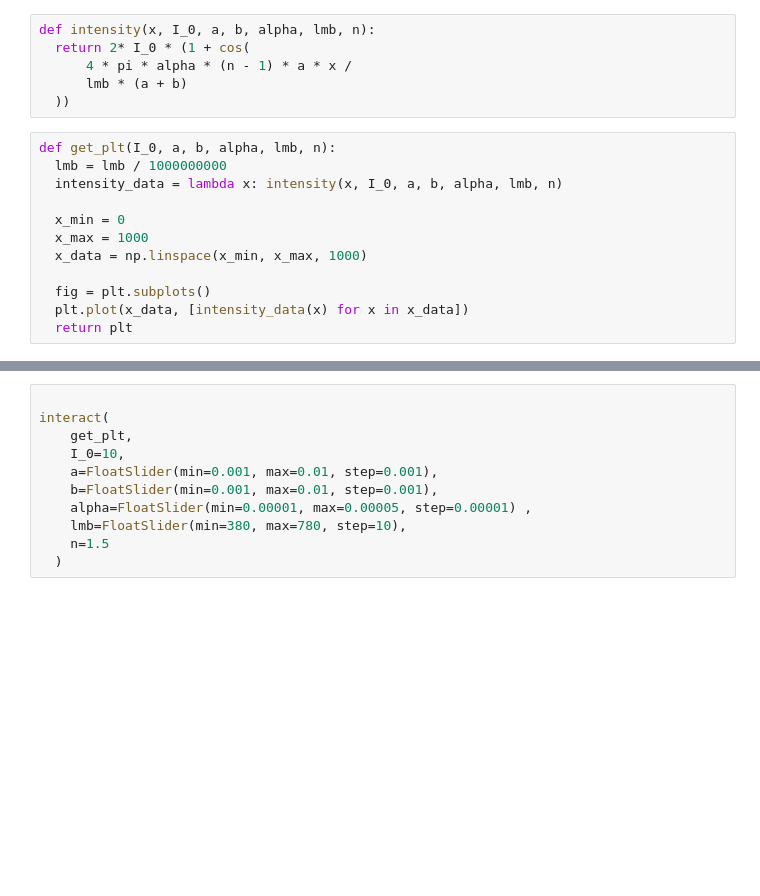
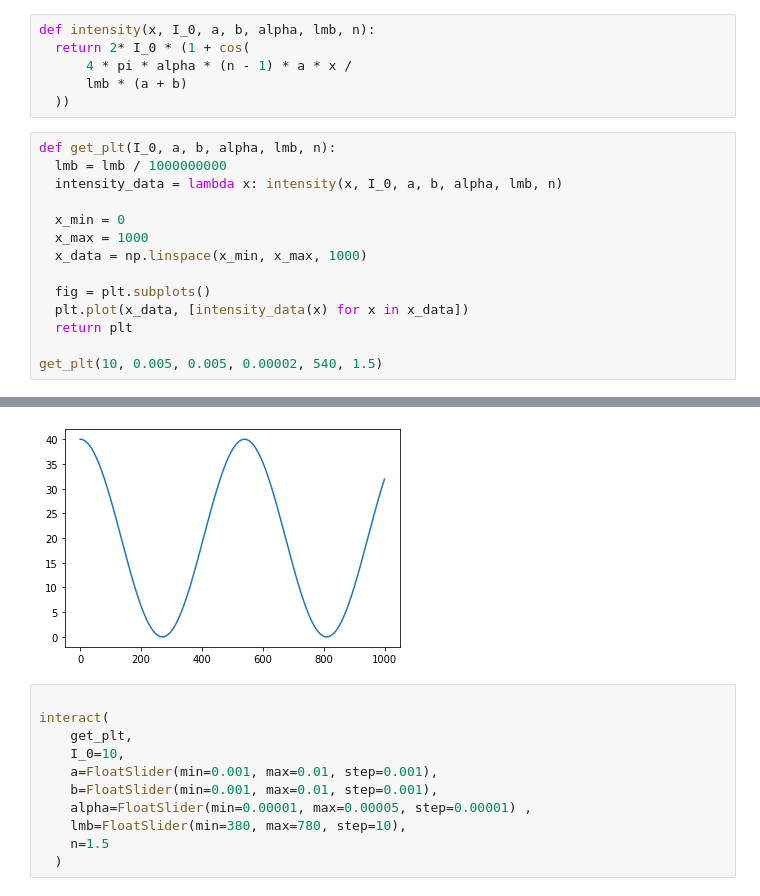
Before and after one commit to AndrewKorn/physics_nsu, a Jupyter notebook: biprisma_intensity.ipynb, the cells around one changed output, grey strips where cells are left out. Saved outputs shown, nothing was run; the diff lists cells and outputs as text; blank space fills up the shorter version.

```diff
--- a/biprisma_intensity.ipynb
+++ b/biprisma_intensity.ipynb
@@ -23,3 +23,6 @@ def get_plt(I_0, a, b, alpha, lmb, n):
   fig = plt.subplots()
   plt.plot(x_data, [intensity_data(x) for x in x_data])
   return plt
+
+get_plt(10, 0.005, 0.005, 0.00002, 540, 1.5)
+# %% [output]
@@ -26,3 +30,4 @@ def get_plt(I_0, a, b, alpha, lmb, n):
+[figure, added]
 # %%
 
 interact(
```
Also changed, not shown: parts of 1 cell of this notebook.
